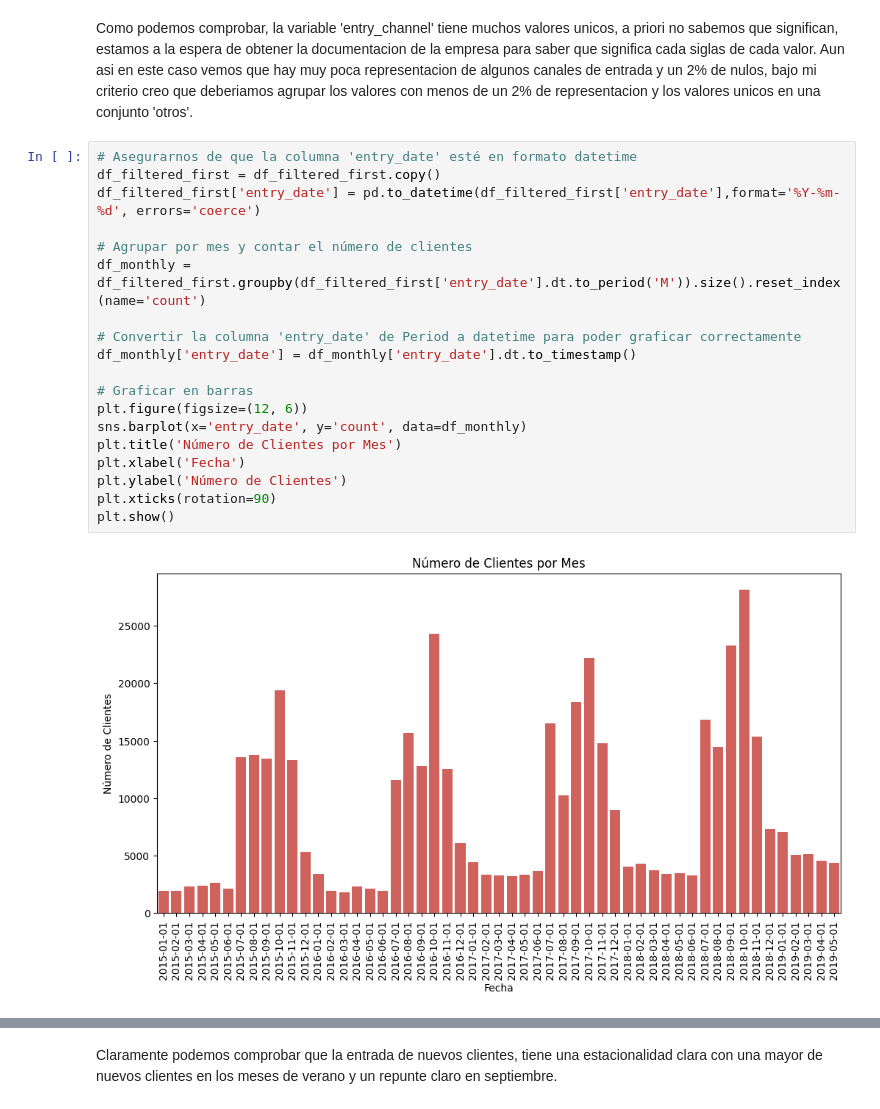
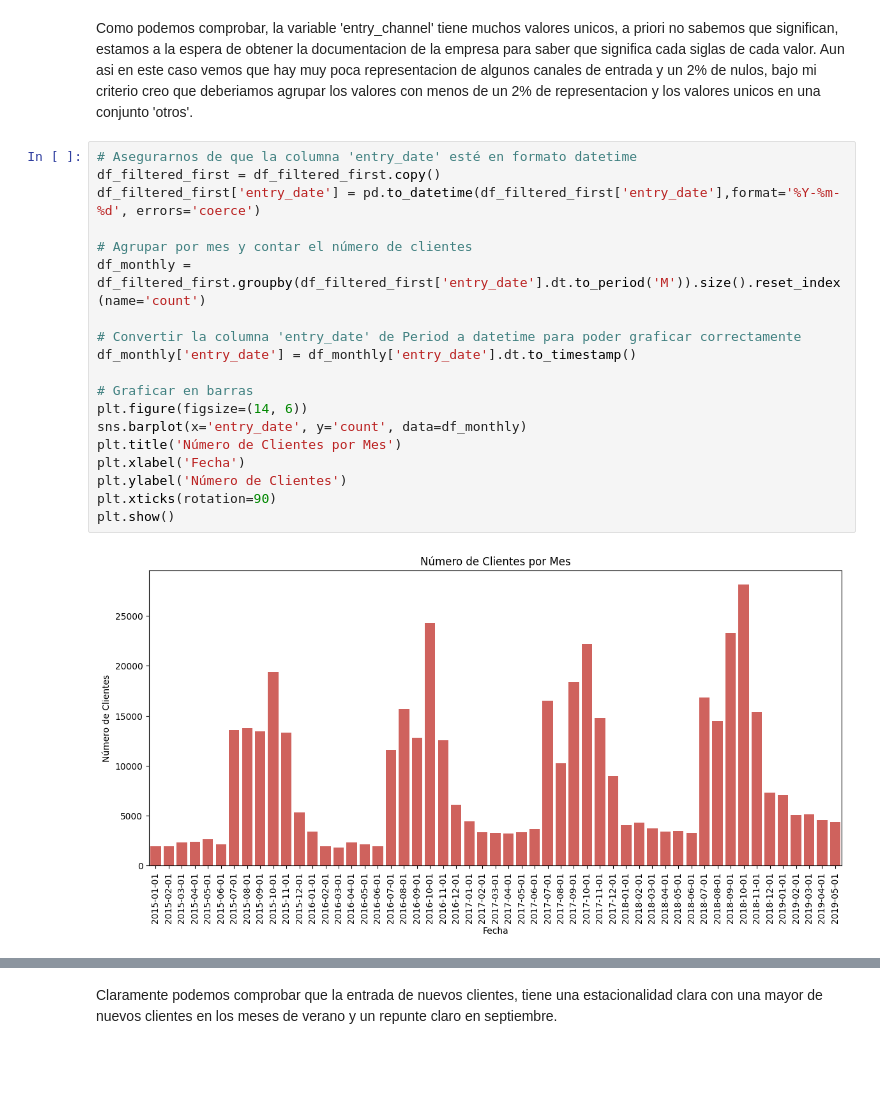
Before and after one commit to jascicz/easy_money_Project, a Jupyter notebook: david-Proyecto.ipynb, the cells around one changed output, grey strips where cells are left out. Cells and saved outputs as stored; diff of their text form; blank space fills up the shorter version.

```diff
--- a/david-Proyecto.ipynb
+++ b/david-Proyecto.ipynb
@@ -289,21 +289,21 @@ Como podemos comprobar, la variable 'entry_channel' tiene muchos valores unicos,
 # %%
 # Asegurarnos de que la columna 'entry_date' esté en formato datetime
 df_filtered_first = df_filtered_first.copy()
 df_filtered_first['entry_date'] = pd.to_datetime(df_filtered_first['entry_date'],format='%Y-%m-%d', errors='coerce')
 
 # Agrupar por mes y contar el número de clientes
 df_monthly = df_filtered_first.groupby(df_filtered_first['entry_date'].dt.to_period('M')).size().reset_index(name='count')
 
 # Convertir la columna 'entry_date' de Period a datetime para poder graficar correctamente
 df_monthly['entry_date'] = df_monthly['entry_date'].dt.to_timestamp()
 
 # Graficar en barras
-plt.figure(figsize=(12, 6))
+plt.figure(figsize=(14, 6))
 sns.barplot(x='entry_date', y='count', data=df_monthly)
 plt.title('Número de Clientes por Mes')
 plt.xlabel('Fecha')
 plt.ylabel('Número de Clientes')
 plt.xticks(rotation=90)
 plt.show()
 # %% [output]
-[figure, old version]
+[figure, new version]
```
Also changed, not shown: parts of 11 cells of this notebook.
